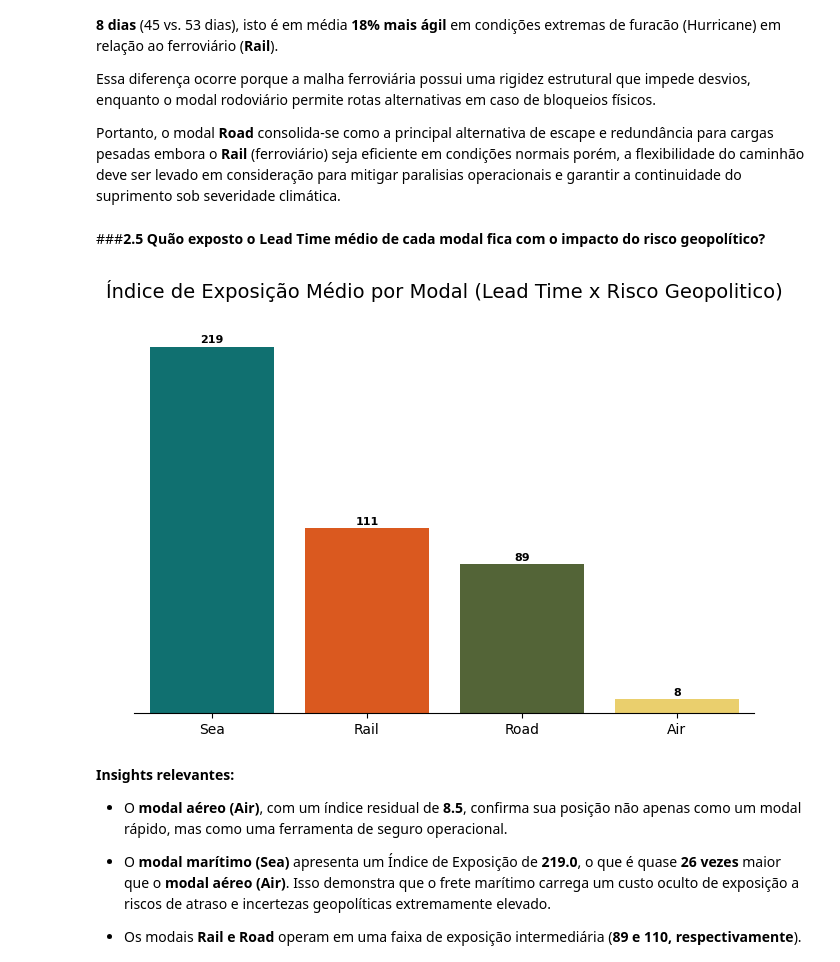
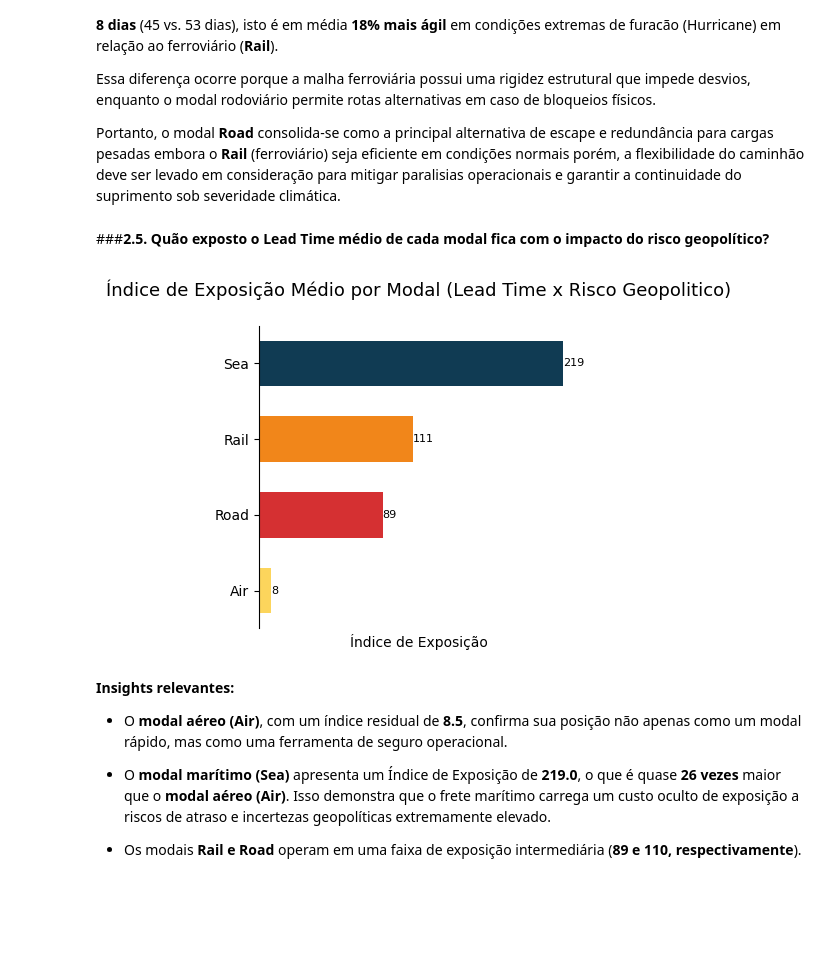
Before and after one commit to juliafarah/MVP_Data_Analysis, a Jupyter notebook: MVP_Data_Analysis.ipynb, the cells around one changed output. Cells and saved outputs as stored; diff of their text form; code cells hidden in the pictures; blank space fills up the shorter version.

```diff
--- a/MVP_Data_Analysis.ipynb
+++ b/MVP_Data_Analysis.ipynb
@@ -381,22 +367,24 @@ cores_modal = {
 # %%
 modal_mean = df.groupby('Transport_Mode')['Lead_Time_Days'].mean().sort_values(ascending=False).reset_index()
 
-plt.figure(figsize=(6, 6))
-sns.barplot(data=modal_mean, x='Transport_Mode', y='Lead_Time_Days', hue='Transport_Mode', palette=cores_modal, legend=False)
-plt.title('Lead Time Médio por Modal')
-plt.ylabel('Média de Lead Time (Dias)')
-plt.xlabel('')
+plt.figure(figsize=(6, 4)) # Ajustar o tamanho para um gráfico horizontal
+
+sns.barplot(data=modal_mean, x='Lead_Time_Days', y='Transport_Mode', hue='Transport_Mode', palette=cores_modal, legend=False, saturation=1, width=0.6)
+
+plt.title('Lead Time Médio por Modal', fontsize=13)
+plt.xlabel('Média de Lead Time (Dias)')
+plt.ylabel('') # Remover o rótulo do eixo Y, pois o modal será o rótulo da barra
+
 # Adicionar rótulos de dados (Lead Time médio em dias) em cada barra
 for index, row in modal_mean.iterrows():
-    plt.text(index, row['Lead_Time_Days'], f"{row['Lead_Time_Days']:.0f}", color='black', ha="center", va="bottom")
+    plt.text(row['Lead_Time_Days'], index, f"{row['Lead_Time_Days']:.0f}", color='black', ha="left", va="center") # Ajustar a posição para barras horizontais
 
-plt.yticks([])
-plt.ylabel('')
+plt.xticks([]) # Remover os ticks do eixo X
 
 ax = plt.gca()
 
 # Removendo bordas desnecessárias (spines)
-for spine in ['top', 'right', 'left']:
+for spine in ['top', 'right', 'bottom']:
     ax.spines[spine].set_visible(False)
 
 plt.show()
@@ -518,37 +507,37 @@ Essa diferença ocorre porque a malha ferroviária possui uma rigidez estrutural
 
 Portanto, o modal **Road** consolida-se como a principal alternativa de escape e redundância para cargas pesadas embora o **Rail** (ferroviário) seja eficiente em condições normais porém, a flexibilidade do caminhão deve ser levado em consideração para mitigar paralisias operacionais e garantir a continuidade do suprimento sob severidade climática.
 # %% [markdown]
-###**2.5 Quão exposto o Lead Time médio de cada modal fica com o impacto do risco geopolítico?**
+###**2.5. Quão exposto o Lead Time médio de cada modal fica com o impacto do risco geopolítico?**
 # %%
 # Calculando a média do Índice de Exposição por Modal
 df['Exposure_Index'] = df['Lead_Time_Days'] * df['Geopolitical_Risk_Score'] # a multiplicacao é utilizada porque o risco tem um efeito cumulativo sobre o tempo.
 
 modal_exposure = df.groupby('Transport_Mode')['Exposure_Index'].mean().sort_values(ascending=False).reset_index()
 
 # Visualização
-plt.figure(figsize=(8, 5))
-sns.barplot(data=modal_exposure, x='Transport_Mode', y='Exposure_Index', hue='Transport_Mode', palette=cores_modal, legend=False)
+plt.figure(figsize=(4, 4))
+sns.barplot(data=modal_exposure, x='Exposure_Index', y='Transport_Mode', hue='Transport_Mode', palette=cores_modal, legend=False, saturation=1, width=0.6)
 
-plt.title('Índice de Exposição Médio por Modal (Lead Time x Risco Geopolitico)\n', fontsize=14)
-plt.xlabel('')
+plt.title('Índice de Exposição Médio por Modal (Lead Time x Risco Geopolitico)\n', fontsize=13)
+plt.xlabel('Índice de Exposição')
+plt.ylabel('') # Remover o rótulo do eixo Y, pois o modal será o rótulo da barra
 
 # Adicionando rótulos
-for i, v in enumerate(modal_exposure['Exposure_Index']):
-    plt.text(i, v + 2, f'{v:.0f}', ha='center', fontsize=8,  fontweight='bold')
+for index, row in modal_exposure.iterrows():
+    plt.text(row['Exposure_Index'], index, f'{row['Exposure_Index']:.0f}', color='black', ha='left', va='center', fontsize=8)
 
-
-plt.yticks([])
-plt.ylabel('')
+plt.xticks([]) # Remover os ticks do eixo X
 
 ax = plt.gca()
 
 # Removendo bordas desnecessárias (spines)
-for spine in ['top', 'right', 'left']:
+for spine in ['top', 'right', 'bottom']:
     ax.spines[spine].set_visible(False)
 
+plt.tight_layout()
 plt.show()
 # %% [output]
-[figure, old version]
+[figure, new version]
 # %% [markdown]
 **Insights relevantes:**
 
```
Also changed, not shown: parts of 21 cells of this notebook.
